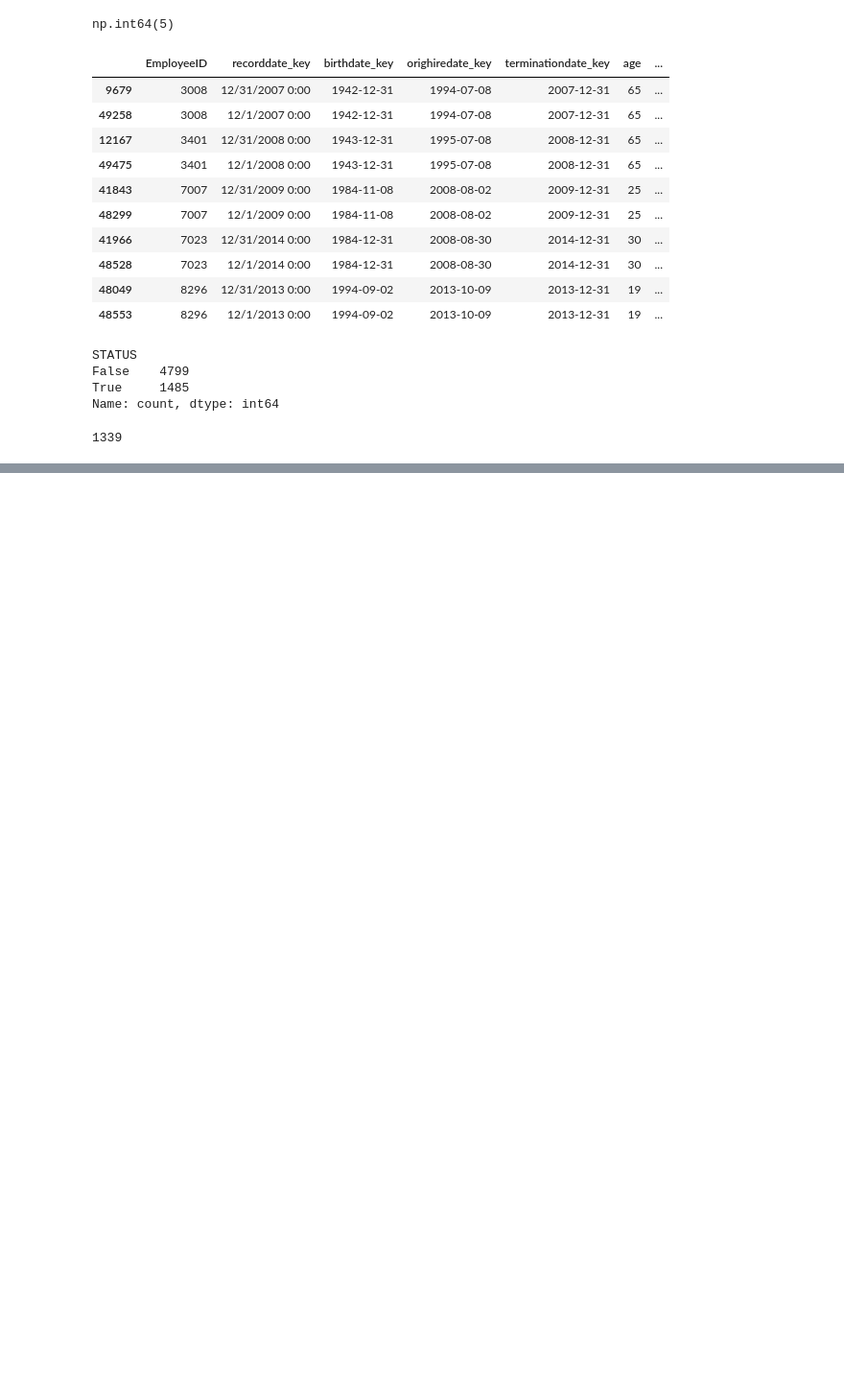
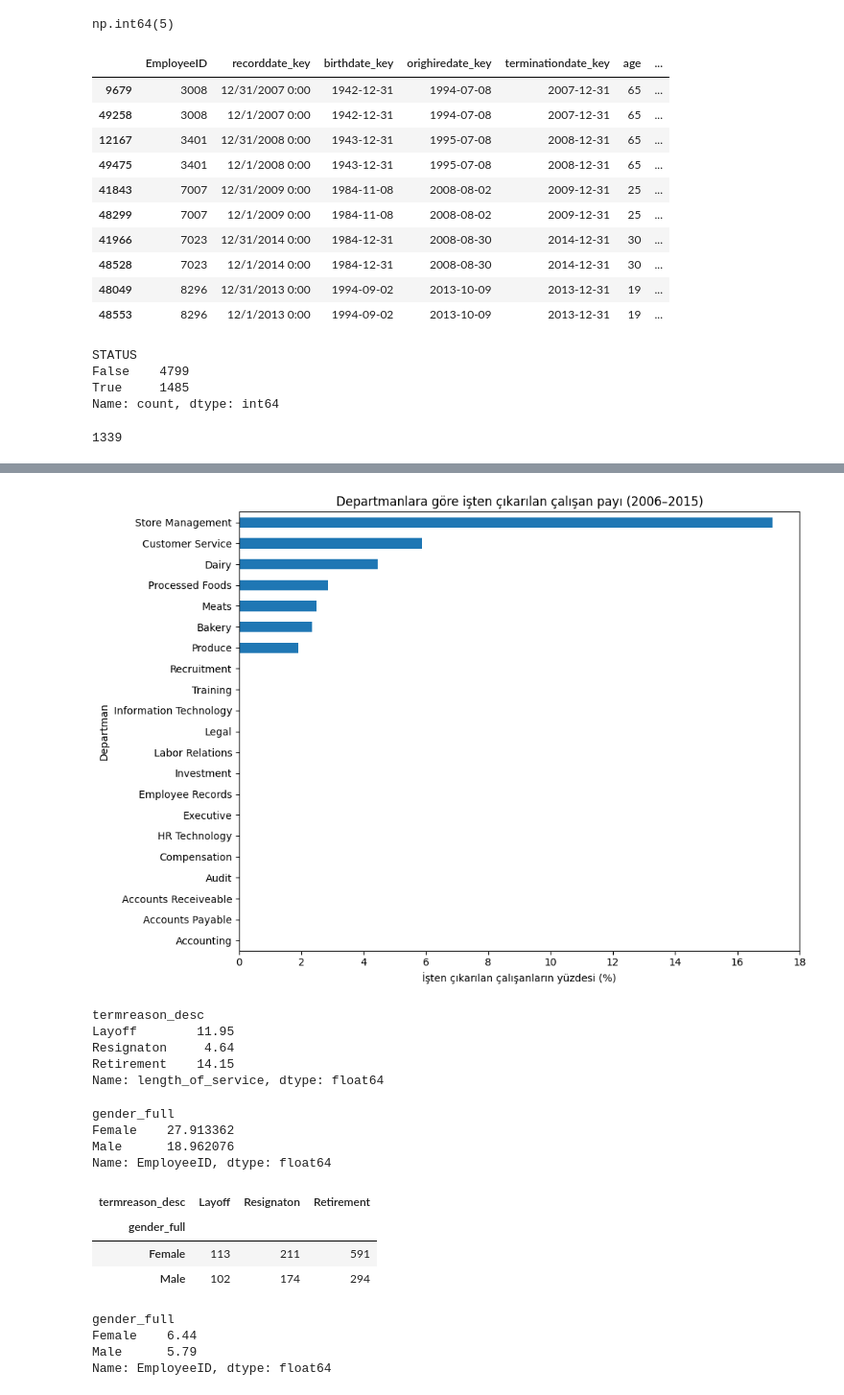
Before and after one commit to nazlican-engineer/Mercek, a Jupyter notebook: notebooks/01_analiz.ipynb, the cells around one changed output, grey strips where cells are left out. Shown at 96% size. Cells and saved outputs as stored; diff of their text form; code cells hidden in the pictures; blank space fills up the shorter version.

```diff
--- a/notebooks/01_analiz.ipynb
+++ b/notebooks/01_analiz.ipynb
@@ -195,0 +387,66 @@ len(active_ids & terminated_ids)
+# %%
+#departmanlardaki çalışan sayısı ile işten çıkarılma sayısını karşılaştırıyoruz
+total = df.groupby("department_name")["EmployeeID"].nunique()
+
+layoffs = departures[departures["termreason_desc"] == "Layoff"]
+
+layoff_count = layoffs.groupby("department_name")["EmployeeID"].nunique()
+
+layoff_rate = (layoff_count / total * 100).fillna(0)
+# %%
+layoff_rate.sort_values().plot.barh(figsize=(10, 7))
+
+plt.title("Departmanlara göre işten çıkarılan çalışan payı (2006–2015)")
+plt.xlabel("İşten çıkarılan çalışanların yüzdesi (%)")
+plt.ylabel("Departman")
+plt.tight_layout()
+plt.show()
+# %% [output]
+[figure, added]
+# %%
+#ayrılanlar ortalama kaç yıl çalışmış
+departures.groupby("termreason_desc")["length_of_service"].mean().round(2)
+# %% [output]
+termreason_desc
+Layoff        11.95
+Resignaton     4.64
+Retirement    14.15
+Name: length_of_service, dtype: float64
+# %%
+total_gender = df.groupby("gender_full")["EmployeeID"].nunique()
+
+left_gender = departures.groupby("gender_full")["EmployeeID"].nunique()
+
+gender_rate = left_gender / total_gender * 100
+
+gender_rate
+# %% [output]
+gender_full
+Female    27.913362
+Male      18.962076
+Name: EmployeeID, dtype: float64
+# %%
+pd.crosstab( #iki sütunu karşılaştırıyoruz,eşleşenleri alıyoruz
+    departures["gender_full"],
+    departures["termreason_desc"]
+)
+# %% [output]
+| termreason_desc | Layoff | Resignaton | Retirement |
+| gender_full |  |  |  |
+| Female | 113 | 211 | 591 |
+| Male | 102 | 174 | 294 |
+# %%
+#İstifa edenleri,
+#kendi cinsiyet grubundaki toplam çalışan sayısına bölelim:
+resignations = departures[departures["termreason_desc"] == "Resignaton"]
+
+resigned_gender = resignations.groupby("gender_full")["EmployeeID"].nunique()
+
+resignation_rate = resigned_gender / total_gender * 100
+
+resignation_rate.round(2)
+# %% [output]
+gender_full
+Female    6.44
+Male      5.79
+Name: EmployeeID, dtype: float64
```
Also changed, not shown: parts of 11 cells of this notebook.
